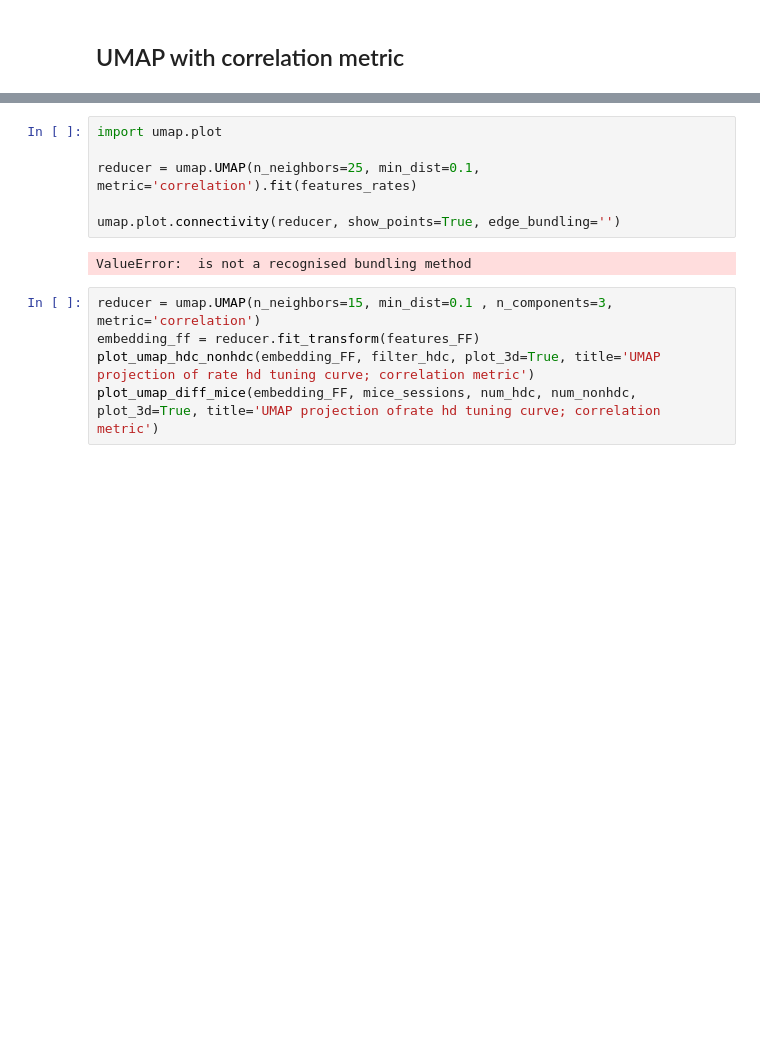
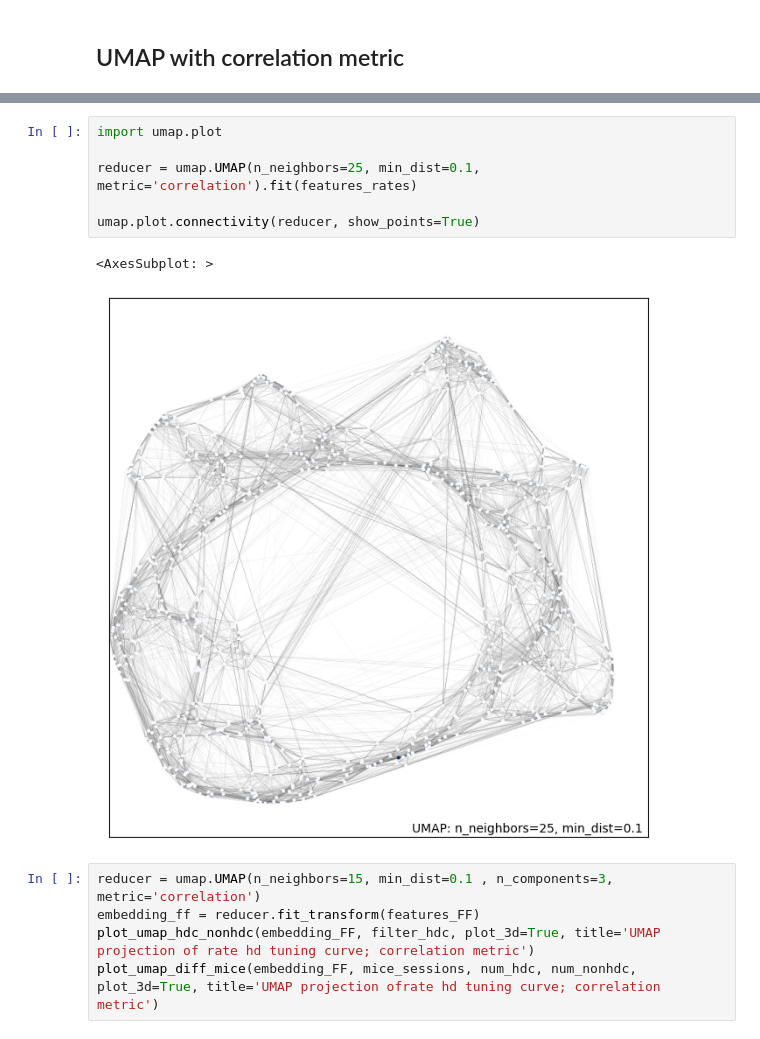
Before and after one commit to davindicode/UCM-interpret, a Jupyter notebook: analysis/umap.ipynb, the cells around one changed output, grey strips where cells are left out. Saved outputs shown, nothing was run; the diff lists cells and outputs as text; blank space fills up the shorter version.

Commit message:
umap with custom metrics done

```diff
--- a/analysis/umap.ipynb
+++ b/analysis/umap.ipynb
@@ -328,11 +328,12 @@ plot_umap_diff_mice(embedding_rates, mice_sessions, num_hdc, num_nonhdc, plot_3d
 # %%
 import umap.plot
 
 reducer = umap.UMAP(n_neighbors=25, min_dist=0.1, metric='correlation').fit(features_rates)
 
-umap.plot.connectivity(reducer, show_points=True, edge_bundling='')
+umap.plot.connectivity(reducer, show_points=True)
 # %% [output]
-ValueError:  is not a recognised bundling method
+<AxesSubplot: >
+[figure, added]
 # %%
 reducer = umap.UMAP(n_neighbors=15, min_dist=0.1 , n_components=3, metric='correlation')
 embedding_ff = reducer.fit_transform(features_FF)
```
Also changed, not shown: parts of 1 cell of this notebook, 2 other files.
